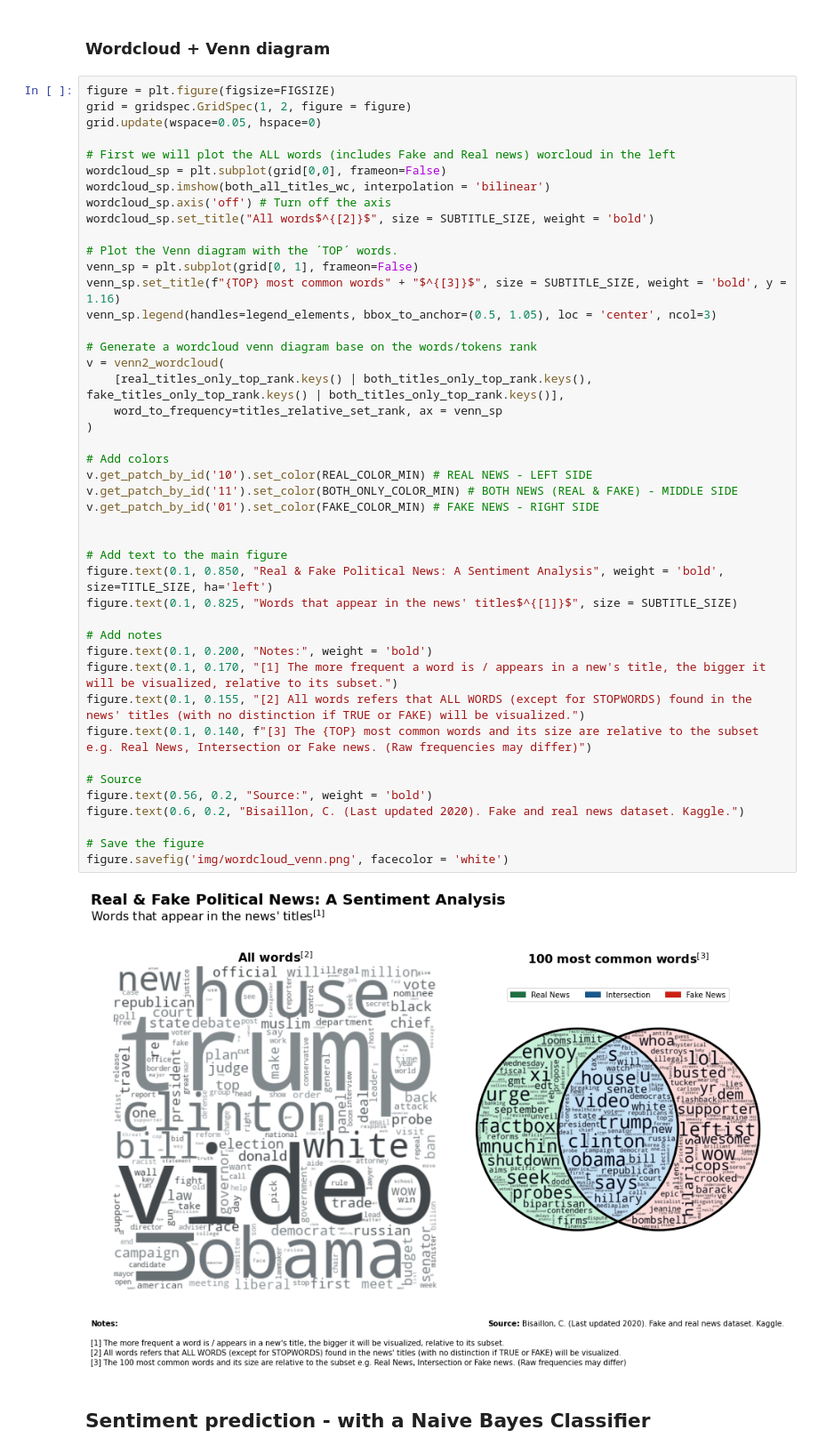
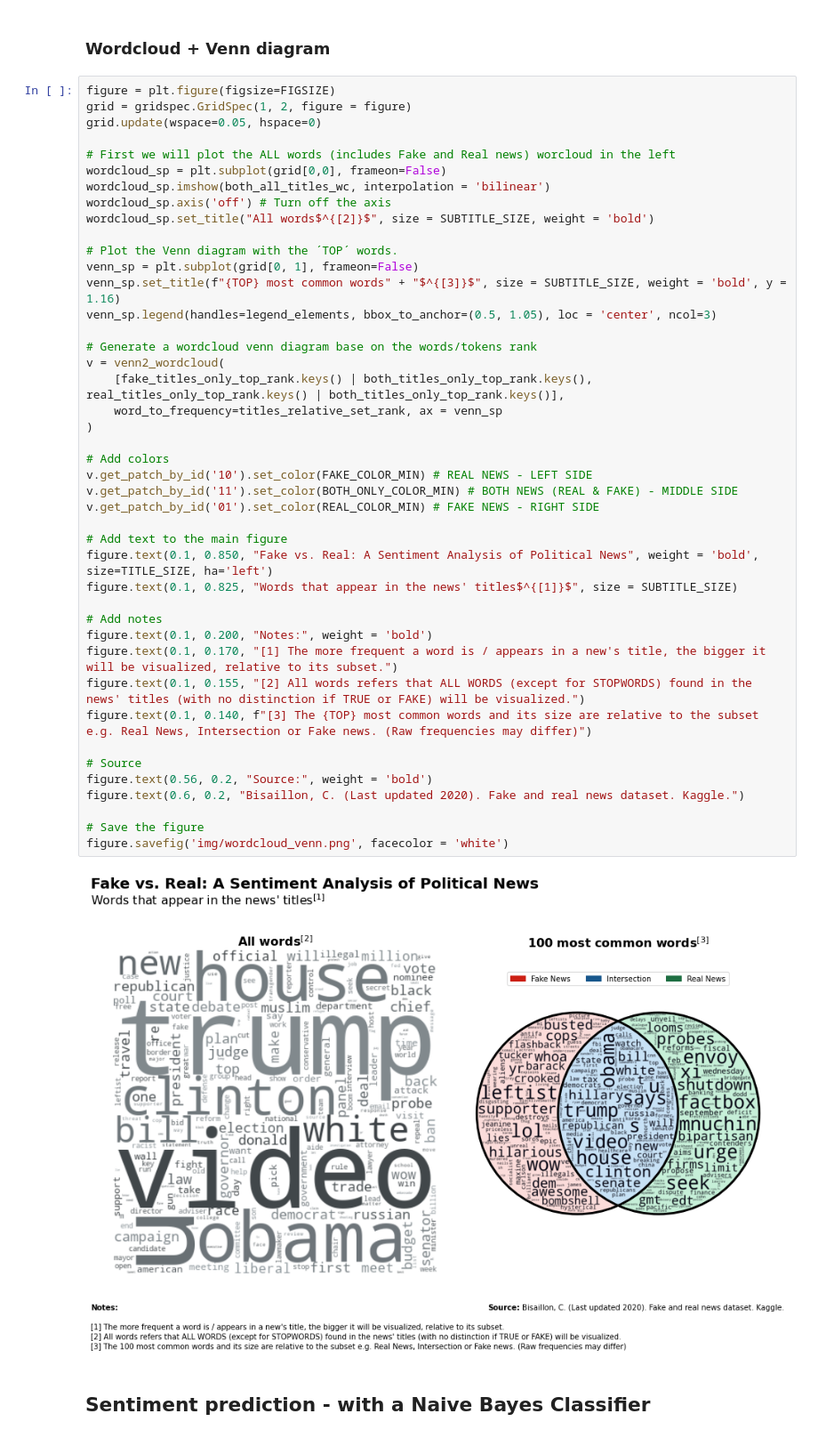
Before and after one commit to system-rowb/Data-Portfolio, a Jupyter notebook: NLP/Fake_news/Fake_news.ipynb, the cells around one changed output. Shown at 89% size. Saved outputs shown, nothing was run; the diff lists cells and outputs as text.

```diff
--- a/NLP/Fake_news/Fake_news.ipynb
+++ b/NLP/Fake_news/Fake_news.ipynb
@@ -479,39 +498,38 @@ wordcloud_sp.set_title("All words$^{[2]}$", size = SUBTITLE_SIZE, weight = 'bold
 
 # Plot the Venn diagram with the ´TOP´ words.
 venn_sp = plt.subplot(grid[0, 1], frameon=False)
 venn_sp.set_title(f"{TOP} most common words" + "$^{[3]}$", size = SUBTITLE_SIZE, weight = 'bold', y = 1.16)
 venn_sp.legend(handles=legend_elements, bbox_to_anchor=(0.5, 1.05), loc = 'center', ncol=3)
 
 # Generate a wordcloud venn diagram base on the words/tokens rank
 v = venn2_wordcloud(
-    [real_titles_only_top_rank.keys() | both_titles_only_top_rank.keys(), fake_titles_only_top_rank.keys() | both_titles_only_top_rank.keys()],
+    [fake_titles_only_top_rank.keys() | both_titles_only_top_rank.keys(), real_titles_only_top_rank.keys() | both_titles_only_top_rank.keys()],
     word_to_frequency=titles_relative_set_rank, ax = venn_sp
 )
 
 # Add colors
-v.get_patch_by_id('10').set_color(REAL_COLOR_MIN) # REAL NEWS - LEFT SIDE
+v.get_patch_by_id('10').set_color(FAKE_COLOR_MIN) # REAL NEWS - LEFT SIDE
 v.get_patch_by_id('11').set_color(BOTH_ONLY_COLOR_MIN) # BOTH NEWS (REAL & FAKE) - MIDDLE SIDE
-v.get_patch_by_id('01').set_color(FAKE_COLOR_MIN) # FAKE NEWS - RIGHT SIDE
-
+v.get_patch_by_id('01').set_color(REAL_COLOR_MIN) # FAKE NEWS - RIGHT SIDE
 
 # Add text to the main figure
-figure.text(0.1, 0.850, "Real & Fake Political News: A Sentiment Analysis", weight = 'bold', size=TITLE_SIZE, ha='left')
+figure.text(0.1, 0.850, "Fake vs. Real: A Sentiment Analysis of Political News", weight = 'bold', size=TITLE_SIZE, ha='left')
 figure.text(0.1, 0.825, "Words that appear in the news' titles$^{[1]}$", size = SUBTITLE_SIZE)
 
 # Add notes
 figure.text(0.1, 0.200, "Notes:", weight = 'bold')
 figure.text(0.1, 0.170, "[1] The more frequent a word is / appears in a new's title, the bigger it will be visualized, relative to its subset.")
 figure.text(0.1, 0.155, "[2] All words refers that ALL WORDS (except for STOPWORDS) found in the news' titles (with no distinction if TRUE or FAKE) will be visualized.")
 figure.text(0.1, 0.140, f"[3] The {TOP} most common words and its size are relative to the subset e.g. Real News, Intersection or Fake news. (Raw frequencies may differ)")
 
 # Source
 figure.text(0.56, 0.2, "Source:", weight = 'bold')
 figure.text(0.6, 0.2, "Bisaillon, C. (Last updated 2020). Fake and real news dataset. Kaggle.")
 
 # Save the figure
 figure.savefig('img/wordcloud_venn.png', facecolor = 'white')
 # %% [output]
-[figure, old version]
+[figure, new version]
 # %% [markdown]
 ## **Sentiment prediction - with a Naive Bayes Classifier**
 # %% [markdown]
```
Also changed, not shown: parts of 25 cells of this notebook, 2 other files.
